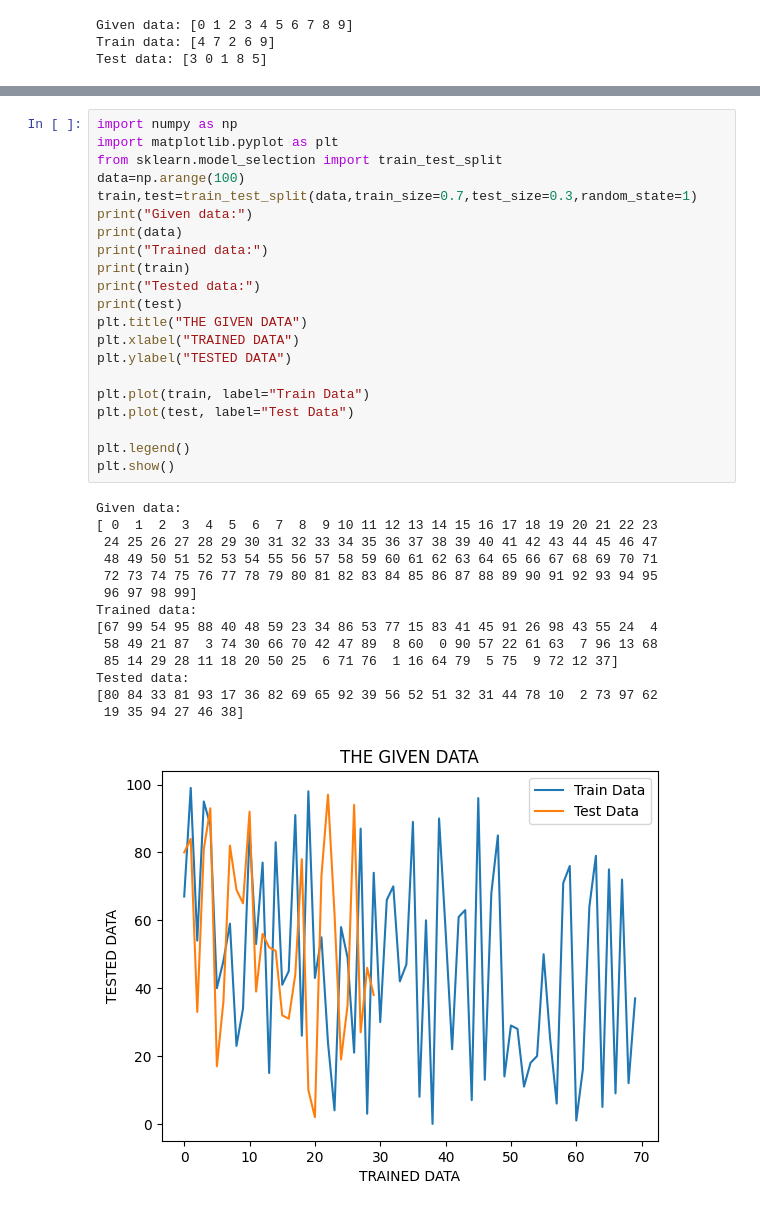
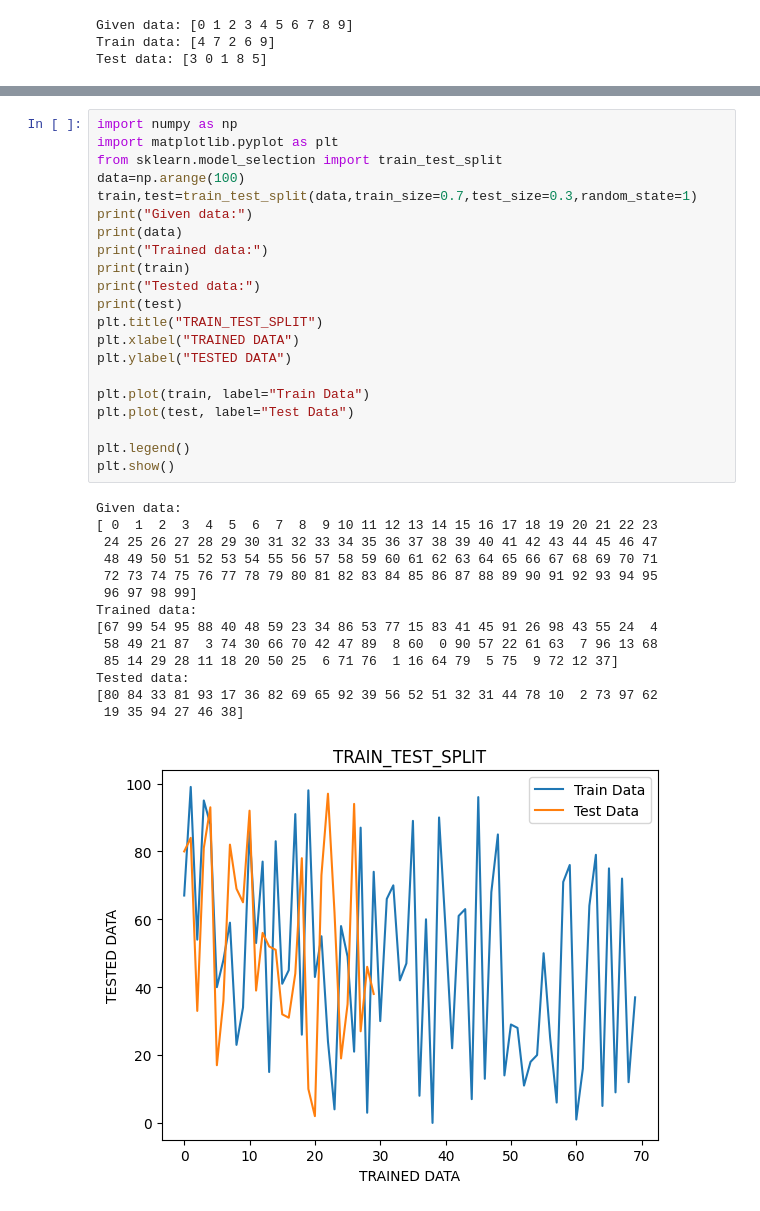
Before and after one commit to keerthimareedu3/keerthi, a Jupyter notebook: MACHINE_LEARNING.ipynb, the cells around one changed output, grey strips where cells are left out. Drawn from its saved outputs; the diff is of its cells as text.

```diff
--- a/MACHINE_LEARNING.ipynb
+++ b/MACHINE_LEARNING.ipynb
@@ -692,32 +723,32 @@ from sklearn.model_selection import train_test_split
 data=np.arange(100)
 train,test=train_test_split(data,train_size=0.7,test_size=0.3,random_state=1)
 print("Given data:")
 print(data)
 print("Trained data:")
 print(train)
 print("Tested data:")
 print(test)
-plt.title("THE GIVEN DATA")
+plt.title("TRAIN_TEST_SPLIT")
 plt.xlabel("TRAINED DATA")
 plt.ylabel("TESTED DATA")
 
 plt.plot(train, label="Train Data")
 plt.plot(test, label="Test Data")
 
 plt.legend()
 plt.show()
 # %% [output]
 Given data:
 [ 0  1  2  3  4  5  6  7  8  9 10 11 12 13 14 15 16 17 18 19 20 21 22 23
  24 25 26 27 28 29 30 31 32 33 34 35 36 37 38 39 40 41 42 43 44 45 46 47
  48 49 50 51 52 53 54 55 56 57 58 59 60 61 62 63 64 65 66 67 68 69 70 71
  72 73 74 75 76 77 78 79 80 81 82 83 84 85 86 87 88 89 90 91 92 93 94 95
  96 97 98 99]
 Trained data:
 [67 99 54 95 88 40 48 59 23 34 86 53 77 15 83 41 45 91 26 98 43 55 24  4
  58 49 21 87  3 74 30 66 70 42 47 89  8 60  0 90 57 22 61 63  7 96 13 68
  85 14 29 28 11 18 20 50 25  6 71 76  1 16 64 79  5 75  9 72 12 37]
 Tested data:
 [80 84 33 81 93 17 36 82 69 65 92 39 56 52 51 32 31 44 78 10  2 73 97 62
  19 35 94 27 46 38]
-[figure, old version]
+[figure, new version]
```
Also changed, not shown: parts of 4 cells of this notebook.
